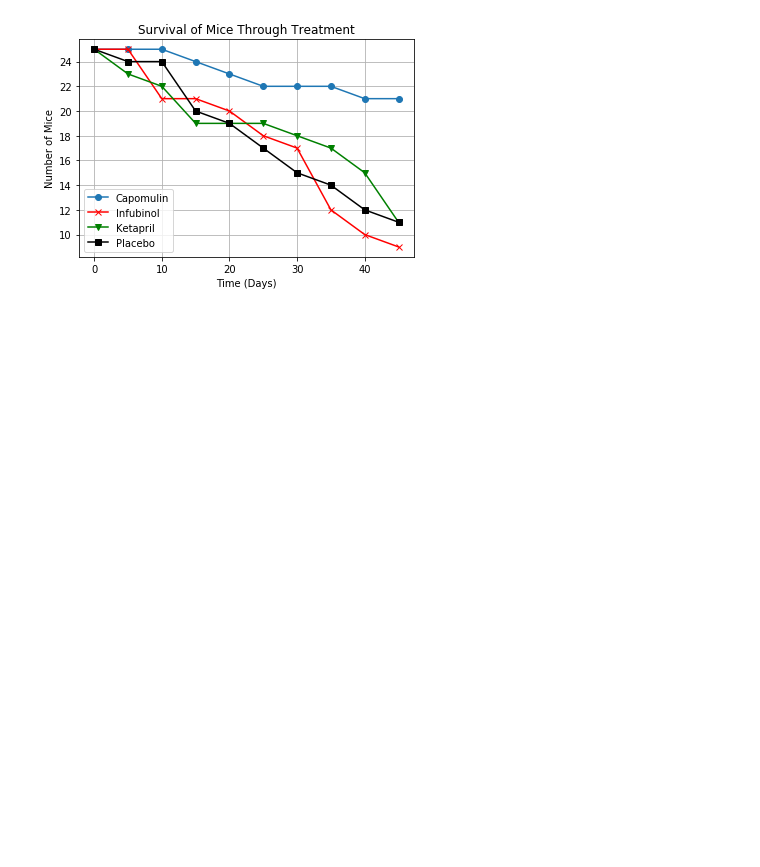
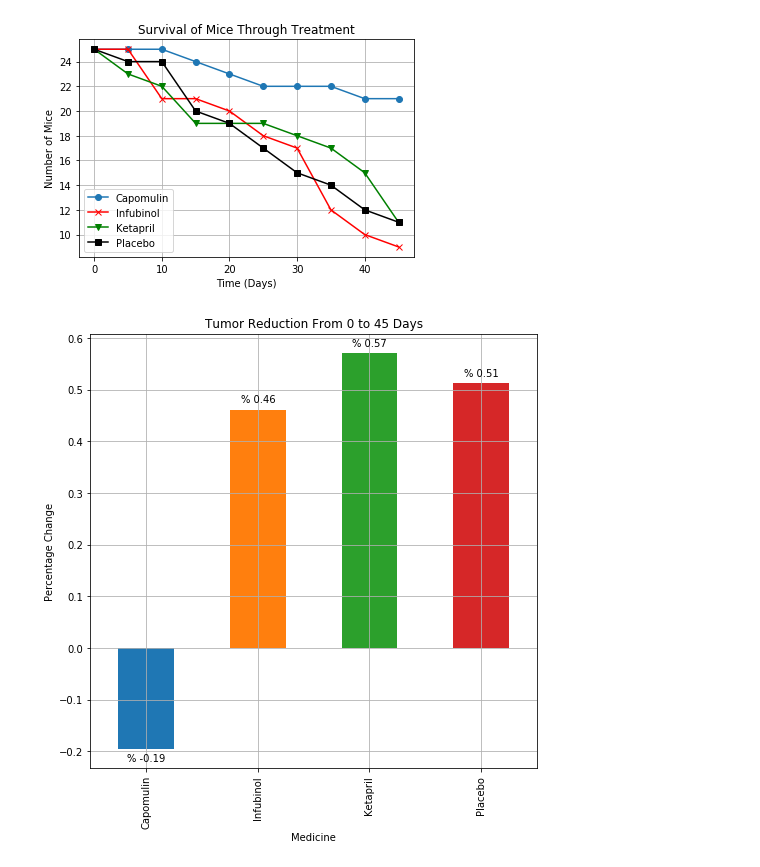
Before and after one commit to KenT370/Learned_Tech, a Jupyter notebook: Python/Matplotlib/Project.ipynb, the cells around one changed output. Saved outputs shown, nothing was run; the diff lists cells and outputs as text; code cells hidden in the pictures; blank space fills up the shorter version.

```diff
--- a/Python/Matplotlib/Project.ipynb
+++ b/Python/Matplotlib/Project.ipynb
@@ -158,3 +158,44 @@ plt.grid()
 plt.show()
 # %% [output]
 [figure]
+# %%
+# Bar Graph Comparing the total % Volume change for each drug across the 45 days
+
+def per_change(medicine):
+    mean = medicine.groupby(['Timepoint'])['Tumor Volume (mm3)'].mean()
+    change = (mean[45] - mean[0])/mean[0]
+    return change
+
+change_c = per_change(capomulin)
+change_i = per_change(infubinol)
+change_k = per_change(ketapril)
+change_p = per_change(placebo)
+
+val = [change_c,change_i,change_k,change_p]
+val = pd.Series(val)
+x = ['Capomulin','Infubinol','Ketapril','Placebo']
+
+plt.figure(figsize=(8,8))
+ax = val.plot(kind='bar')
+
+ax.set_title('Tumor Reduction From 0 to 45 Days')
+ax.set_xlabel('Medicine')
+ax.set_ylabel('Percentage Change')
+ax.set_xticklabels(x)
+ax.grid()
+
+def add_value_labels(ax, spacing=5):
+    for rect in ax.patches:
+        y_value = rect.get_height()
+        x_value = rect.get_x() + rect.get_width()/2
+        space = spacing
+        va = 'bottom'
+        if y_value < 0:
+            space *= -1
+            va = 'top'
+        label = "% {:.2f}".format(y_value)
+        ax.annotate(label,(x_value,y_value),xytext=(0,space),textcoords="offset points",ha='center',va=va)
+
+add_value_labels(ax)
+# %% [output]
+[figure, added]
```
Also changed, not shown: parts of 1 cell of this notebook.
